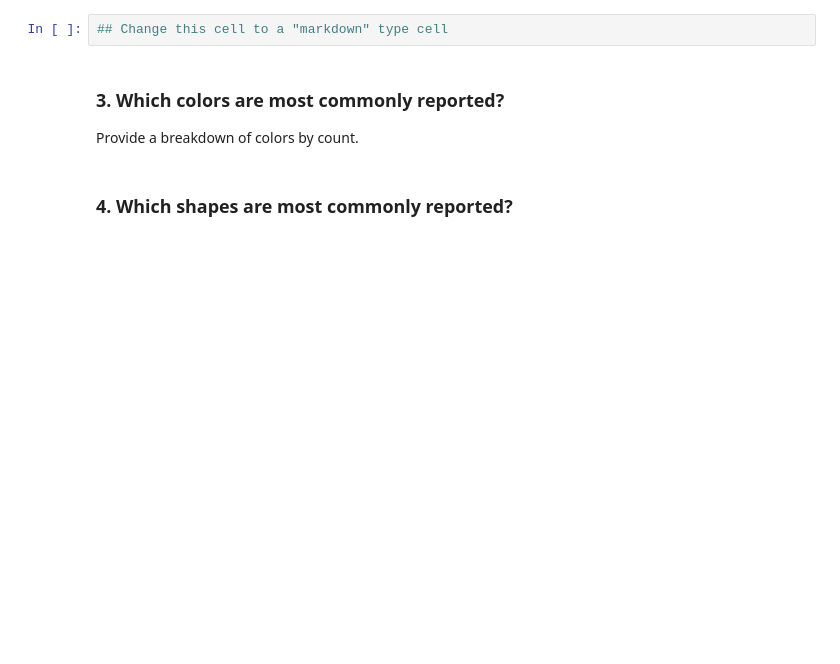
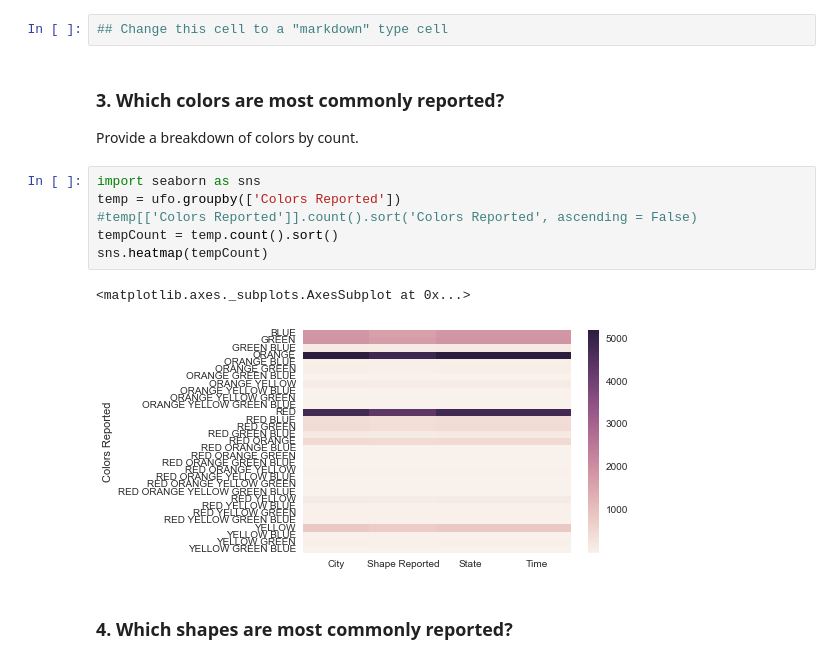
Before and after one commit to brettswan/General-Assembly-Projects, a Jupyter notebook: curriculum/week-02/4.1-lesson/w2-lesson-4.1-grouping-with-pandas-jam.ipynb, the cells around one changed output. Cells and saved outputs as stored; diff of their text form; blank space fills up the shorter version.

```diff
--- a/curriculum/week-02/4.1-lesson/w2-lesson-4.1-grouping-with-pandas-jam.ipynb
+++ b/curriculum/week-02/4.1-lesson/w2-lesson-4.1-grouping-with-pandas-jam.ipynb
@@ -410,5 +441,14 @@ _Please use "Markdown" tables to provide this info.  It's a good idea to get fam
 # %% [markdown]
 ### 3. Which colors are most commonly reported?
 Provide a breakdown of colors by count.
+# %%
+import seaborn as sns
+temp = ufo.groupby(['Colors Reported'])
+#temp[['Colors Reported']].count().sort('Colors Reported', ascending = False)
+tempCount = temp.count().sort()
+sns.heatmap(tempCount)
+# %% [output]
+<matplotlib.axes._subplots.AxesSubplot at 0x...>
+[figure, added]
 # %% [markdown]
 ### 4. Which shapes are most commonly reported?
```
Also changed, not shown: parts of 29 cells of this notebook, 4 other files.
